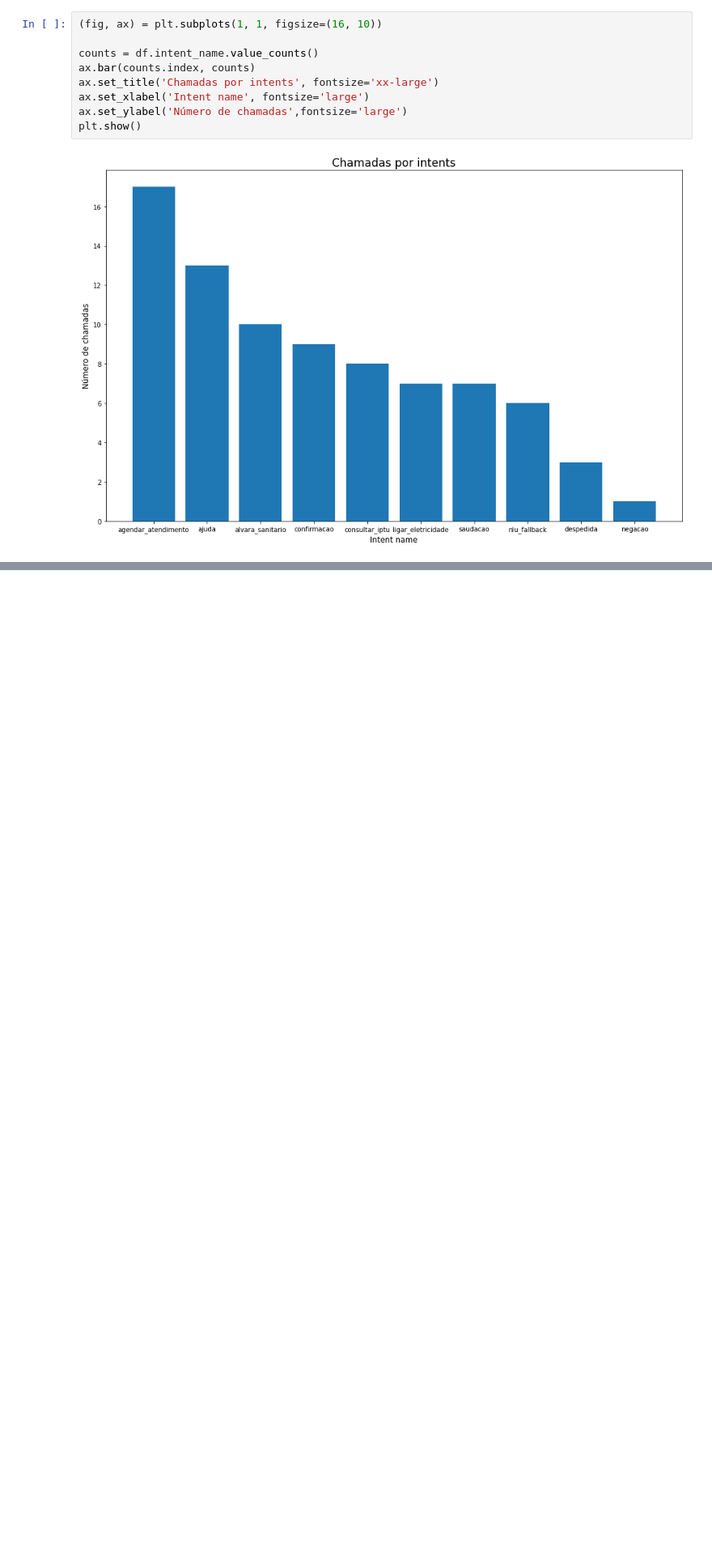
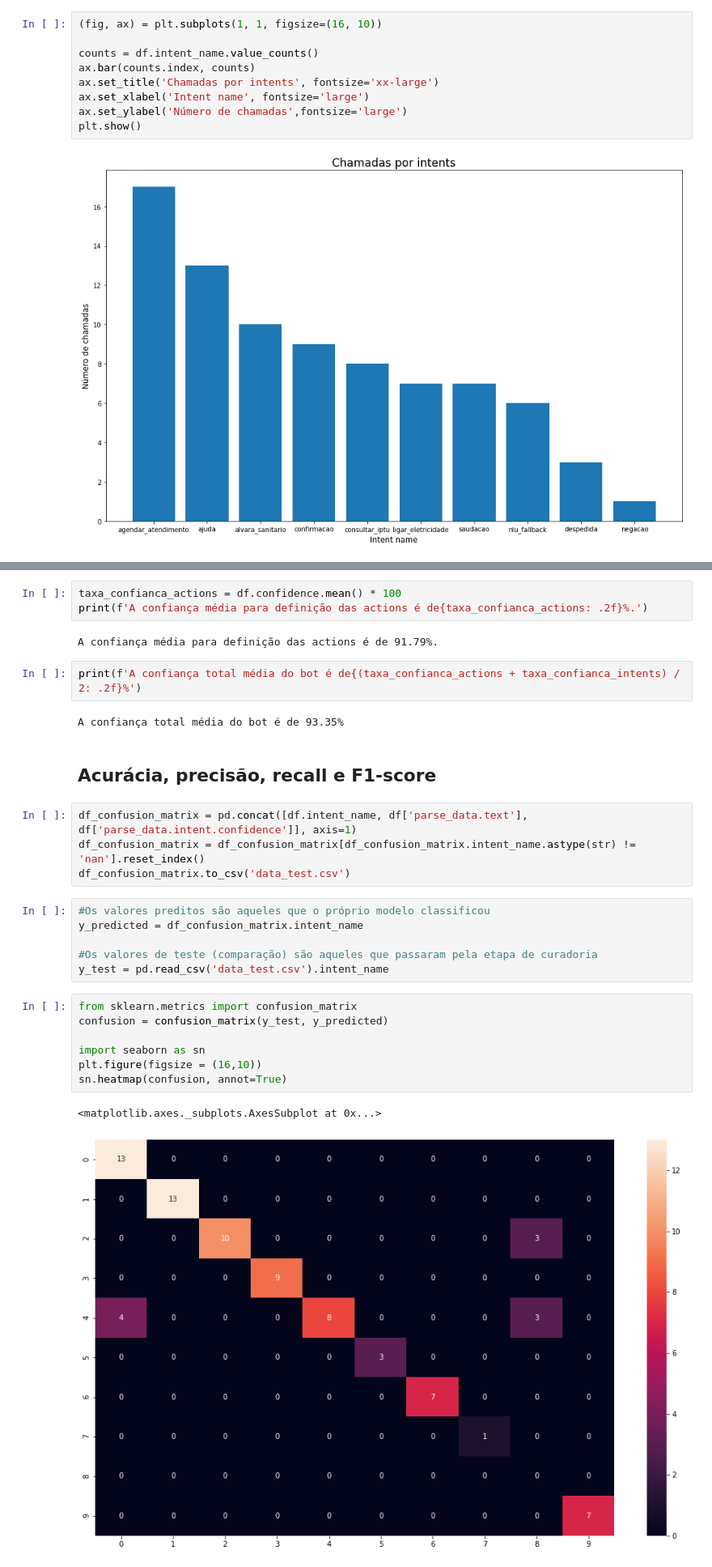
Before and after one commit to guilhermecgoll/pos_chatbots, a Jupyter notebook: Exercício_Final_Metricas.ipynb, the cells around one changed output, grey strips where cells are left out. Shown: that part at 81% size. Saved outputs shown, nothing was run; the diff lists cells and outputs as text; blank space fills up the shorter version.

Commit message:
notebook para apuração das métricas do bot

```diff
--- a/Exercício_Final_Metricas.ipynb
+++ b/Exercício_Final_Metricas.ipynb
@@ -86,0 +127,31 @@ plt.show()
+# %%
+taxa_confianca_actions = df.confidence.mean() * 100
+print(f'A confiança média para definição das actions é de{taxa_confianca_actions: .2f}%.')
+# %% [output]
+A confiança média para definição das actions é de 91.79%.
+# %%
+print(f'A confiança total média do bot é de{(taxa_confianca_actions + taxa_confianca_intents) / 2: .2f}%')
+# %% [output]
+A confiança total média do bot é de 93.35%
+# %% [markdown]
+## Acurácia, precisão, recall e F1-score
+# %%
+df_confusion_matrix = pd.concat([df.intent_name, df['parse_data.text'], df['parse_data.intent.confidence']], axis=1)
+df_confusion_matrix = df_confusion_matrix[df_confusion_matrix.intent_name.astype(str) != 'nan'].reset_index()
+df_confusion_matrix.to_csv('data_test.csv')
+# %%
+#Os valores preditos são aqueles que o próprio modelo classificou
+y_predicted = df_confusion_matrix.intent_name
+
+#Os valores de teste (comparação) são aqueles que passaram pela etapa de curadoria
+y_test = pd.read_csv('data_test.csv').intent_name
+# %%
+from sklearn.metrics import confusion_matrix
+confusion = confusion_matrix(y_test, y_predicted)
+
+import seaborn as sn
+plt.figure(figsize = (16,10))
+sn.heatmap(confusion, annot=True)
+# %% [output]
+<matplotlib.axes._subplots.AxesSubplot at 0x...>
+[figure, added]
```
Also changed, not shown: parts of 21 cells of this notebook, 1 other file.
